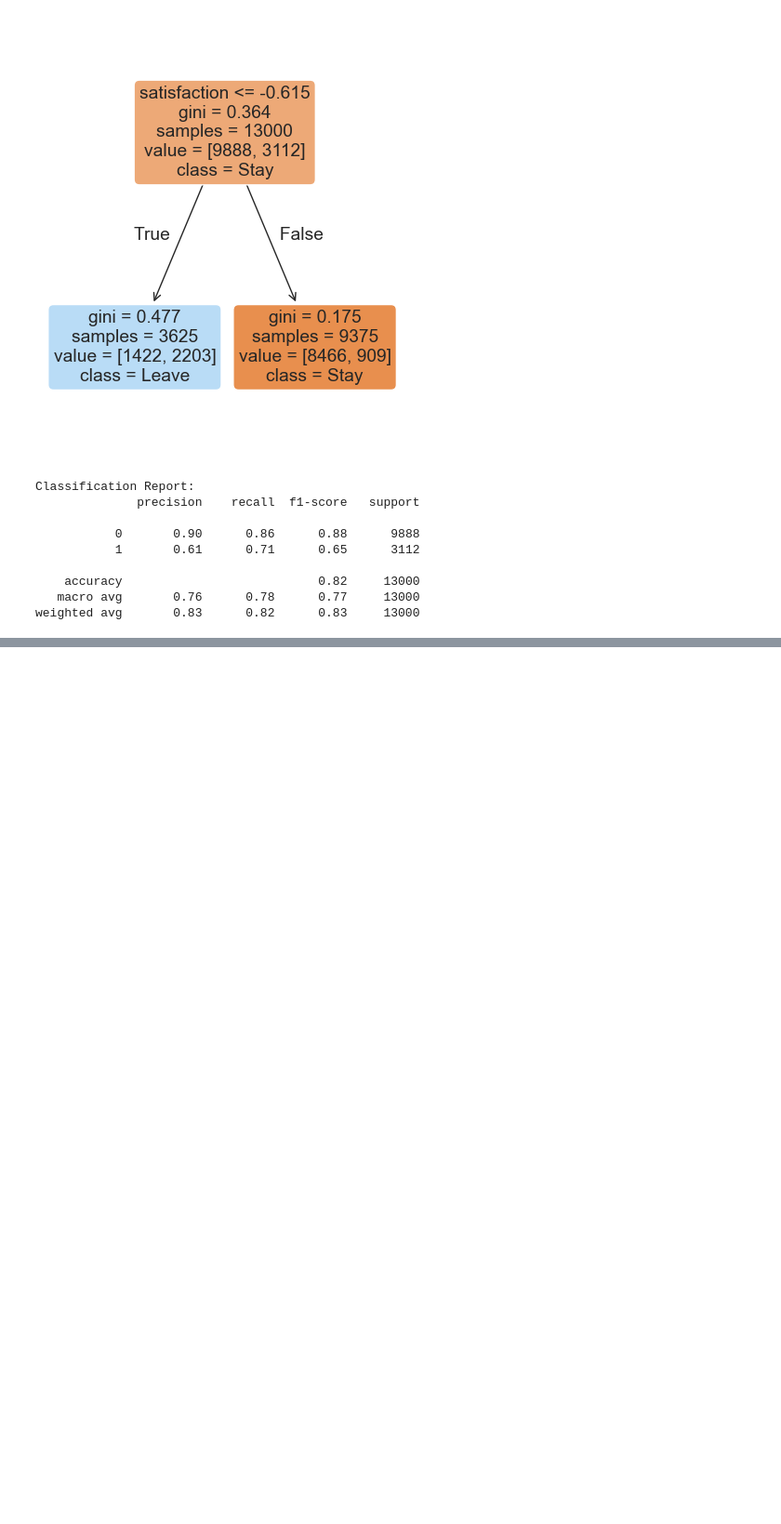
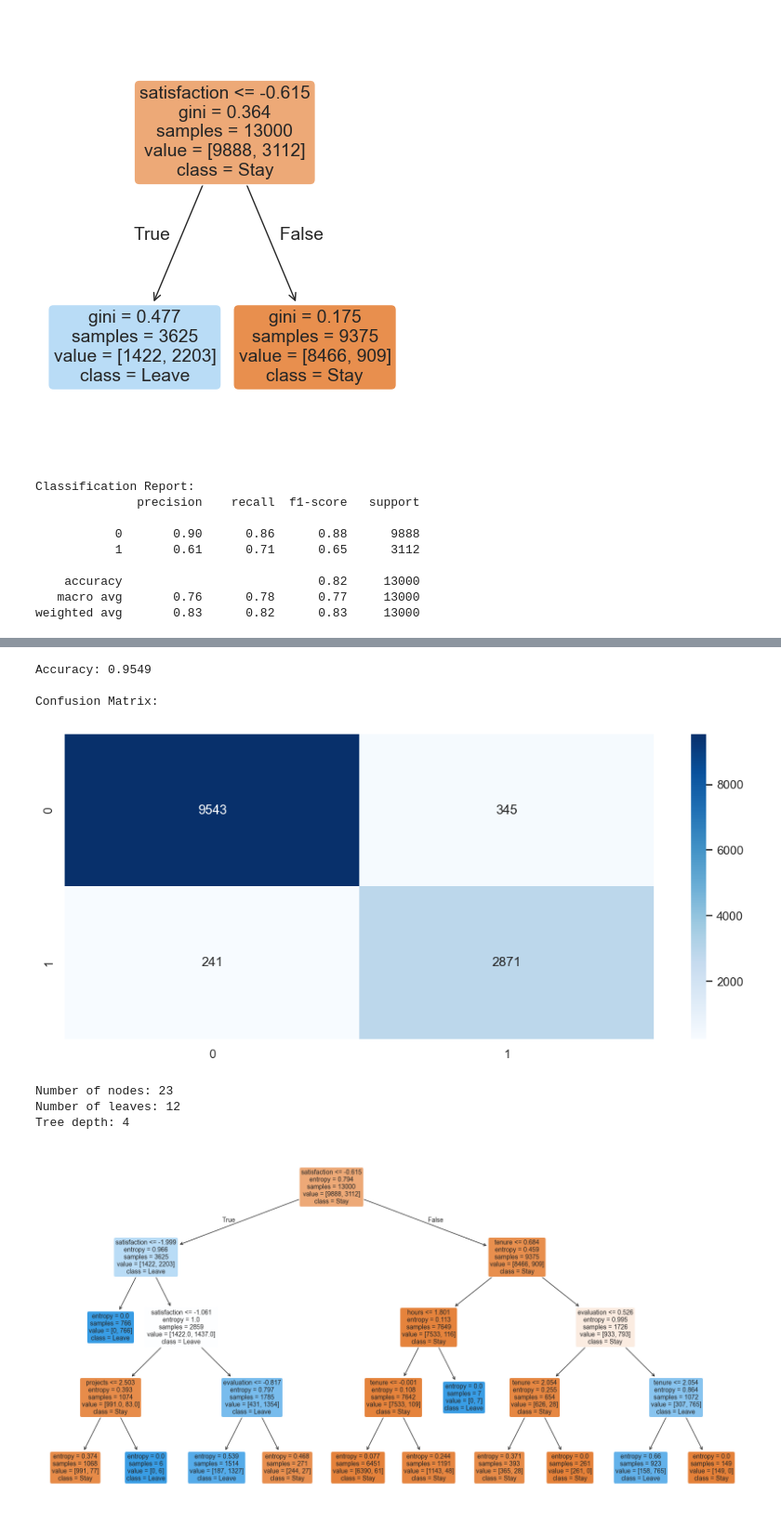
Before and after one commit to bang-a-coder/strategy_analytics, a Jupyter notebook: week2_infogain.ipynb, the cells around one changed output, grey strips where cells are left out. Shown at 93% size. Saved outputs shown, nothing was run; the diff lists cells and outputs as text; code cells hidden in the pictures; blank space fills up the shorter version.

```diff
--- a/week2_infogain.ipynb
+++ b/week2_infogain.ipynb
@@ -705,0 +725,55 @@ Tree depth: 13
+# %%
+
+# Create unpruned tree (equivalent to REPTree settings)
+model = make_pipeline(
+    preprocessor,
+    DecisionTreeClassifier(
+        min_samples_leaf=1,  # equivalent to minNum=1.0
+        max_depth=4,      # allows full growth
+        criterion='entropy'   # use information gain like Weka
+    )
+)
+
+X = df2.drop(['left', 'left_yes', 'left_no'], axis=1)
+y = df2['left_yes']
+model.fit(X, y)
+
+# Get predictions and show results
+y_pred = model.predict(X)
+print(f"Accuracy: {model.score(X, y):.4f}")
+print("\nConfusion Matrix:")
+cm = confusion_matrix(y, y_pred)
+sns.heatmap(cm, annot=True, fmt='d', cmap='Blues')
+plt.show()
+
+
+tree = model[-1]  # Get the tree from pipeline
+
+# Print tree statistics
+print(f"Number of nodes: {tree.tree_.node_count}")
+print(f"Number of leaves: {tree.get_n_leaves()}")
+print(f"Tree depth: {tree.get_depth()}")
+
+# Get feature names after preprocessing
+numeric_features = numeric_selector(X)
+categorical_features = categorical_selector(X)
+feature_names = numeric_features + [f"{feat}_{val}" for feat in categorical_features
+                                  for val in df2[feat].unique()[1:]]
+
+plt.figure(figsize=(20,10))
+plot_tree(model[-1],
+          feature_names=feature_names,  # Use feature_names here
+          class_names=['Stay', 'Leave'],
+          filled=True,
+          rounded=True,
+          fontsize=10)
+plt.show()
+# %% [output]
+Accuracy: 0.9549
+
+Confusion Matrix:
+[figure, added]
+Number of nodes: 23
+Number of leaves: 12
+Tree depth: 4
+[figure, added]
```
Also changed, not shown: parts of 5 cells of this notebook, 1 other file.
